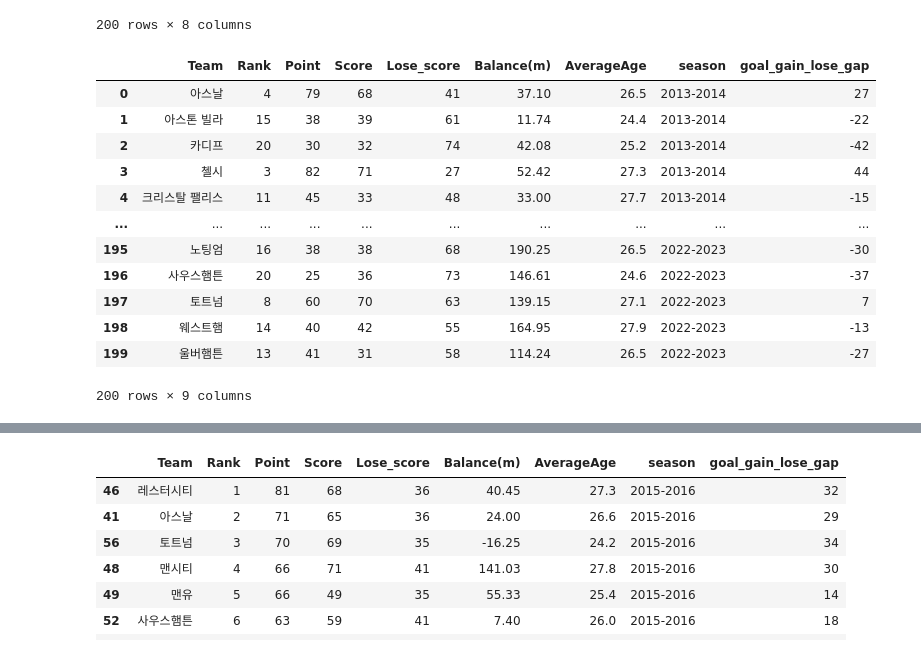
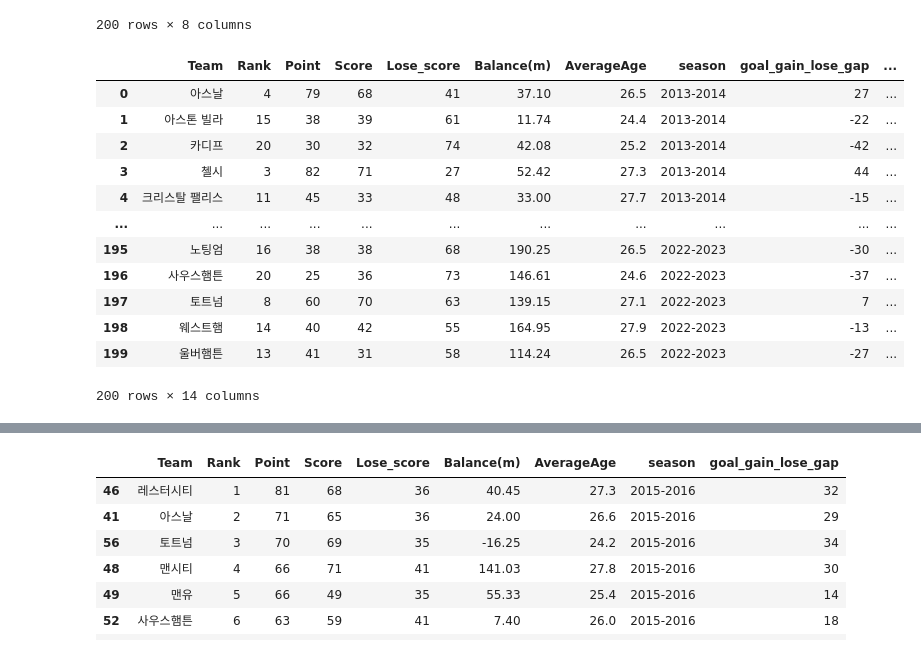
Before and after one commit to gingerman123/Soccer-Data, a Jupyter notebook: Data_Mining.ipynb, the cells around one changed output, grey strips where cells are left out. Cells and saved outputs as stored; diff of their text form; code cells hidden in the pictures.

```diff
--- a/Data_Mining.ipynb
+++ b/Data_Mining.ipynb
@@ -91,22 +77,23 @@ epl_df
 # 최종 저장
 epl_df.to_csv('Final_Data.csv',encoding='euc-kr',index=False)
 # %%
-epl_df = pd.read_csv('Final_Data.csv',encoding='euc-kr') # 불러올 때도 encoding 꼭 넣기
+# 불러오기!!!!!!
+epl_df = pd.read_csv('Final_Data_update.csv',encoding='euc-kr') # 불러올 때도 encoding 꼭 넣기
 epl_df
 # %% [output]
-|  | Team | Rank | Point | Score | Lose_score | Balance(m) | AverageAge | season | goal_gain_lose_gap |
-| 0 | 아스날 | 4 | 79 | 68 | 41 | 37.10 | 26.5 | 2013-2014 | 27 |
-| 1 | 아스톤 빌라 | 15 | 38 | 39 | 61 | 11.74 | 24.4 | 2013-2014 | -22 |
-| 2 | 카디프 | 20 | 30 | 32 | 74 | 42.08 | 25.2 | 2013-2014 | -42 |
-| 3 | 첼시 | 3 | 82 | 71 | 27 | 52.42 | 27.3 | 2013-2014 | 44 |
-| 4 | 크리스탈 팰리스 | 11 | 45 | 33 | 48 | 33.00 | 27.7 | 2013-2014 | -15 |
-| ... | ... | ... | ... | ... | ... | ... | ... | ... | ... |
-| 195 | 노팅엄 | 16 | 38 | 38 | 68 | 190.25 | 26.5 | 2022-2023 | -30 |
-| 196 | 사우스햄튼 | 20 | 25 | 36 | 73 | 146.61 | 24.6 | 2022-2023 | -37 |
-| 197 | 토트넘 | 8 | 60 | 70 | 63 | 139.15 | 27.1 | 2022-2023 | 7 |
-| 198 | 웨스트햄 | 14 | 40 | 42 | 55 | 164.95 | 27.9 | 2022-2023 | -13 |
-| 199 | 울버햄튼 | 13 | 41 | 31 | 58 | 114.24 | 26.5 | 2022-2023 | -27 |
+|  | Team | Rank | Point | Score | Lose_score | Balance(m) | AverageAge | season | goal_gain_lose_gap | ... |
+| 0 | 아스날 | 4 | 79 | 68 | 41 | 37.10 | 26.5 | 2013-2014 | 27 | ... |
+| 1 | 아스톤 빌라 | 15 | 38 | 39 | 61 | 11.74 | 24.4 | 2013-2014 | -22 | ... |
+| 2 | 카디프 | 20 | 30 | 32 | 74 | 42.08 | 25.2 | 2013-2014 | -42 | ... |
+| 3 | 첼시 | 3 | 82 | 71 | 27 | 52.42 | 27.3 | 2013-2014 | 44 | ... |
+| 4 | 크리스탈 팰리스 | 11 | 45 | 33 | 48 | 33.00 | 27.7 | 2013-2014 | -15 | ... |
+| ... | ... | ... | ... | ... | ... | ... | ... | ... | ... | ... |
+| 195 | 노팅엄 | 16 | 38 | 38 | 68 | 190.25 | 26.5 | 2022-2023 | -30 | ... |
+| 196 | 사우스햄튼 | 20 | 25 | 36 | 73 | 146.61 | 24.6 | 2022-2023 | -37 | ... |
+| 197 | 토트넘 | 8 | 60 | 70 | 63 | 139.15 | 27.1 | 2022-2023 | 7 | ... |
+| 198 | 웨스트햄 | 14 | 40 | 42 | 55 | 164.95 | 27.9 | 2022-2023 | -13 | ... |
+| 199 | 울버햄튼 | 13 | 41 | 31 | 58 | 114.24 | 26.5 | 2022-2023 | -27 | ... |
-200 rows × 9 columns
+200 rows × 14 columns
 # %%
 # 시즌별 1위팀 데이터 출력
 epl_df_season = epl_df.groupby('season').apply(lambda df:df.loc[df.Rank.idxmin()])
```
Also changed, not shown: parts of 16 cells of this notebook, 9 other files.
